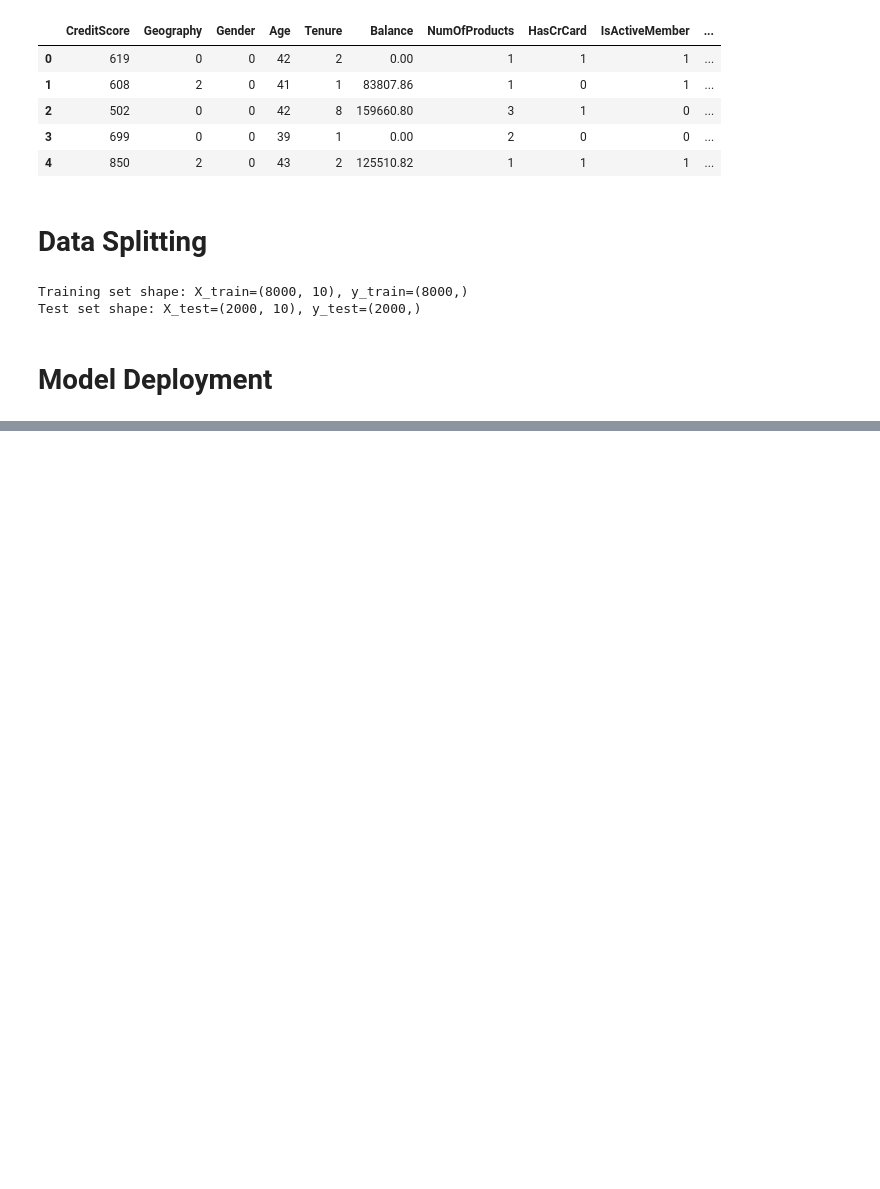
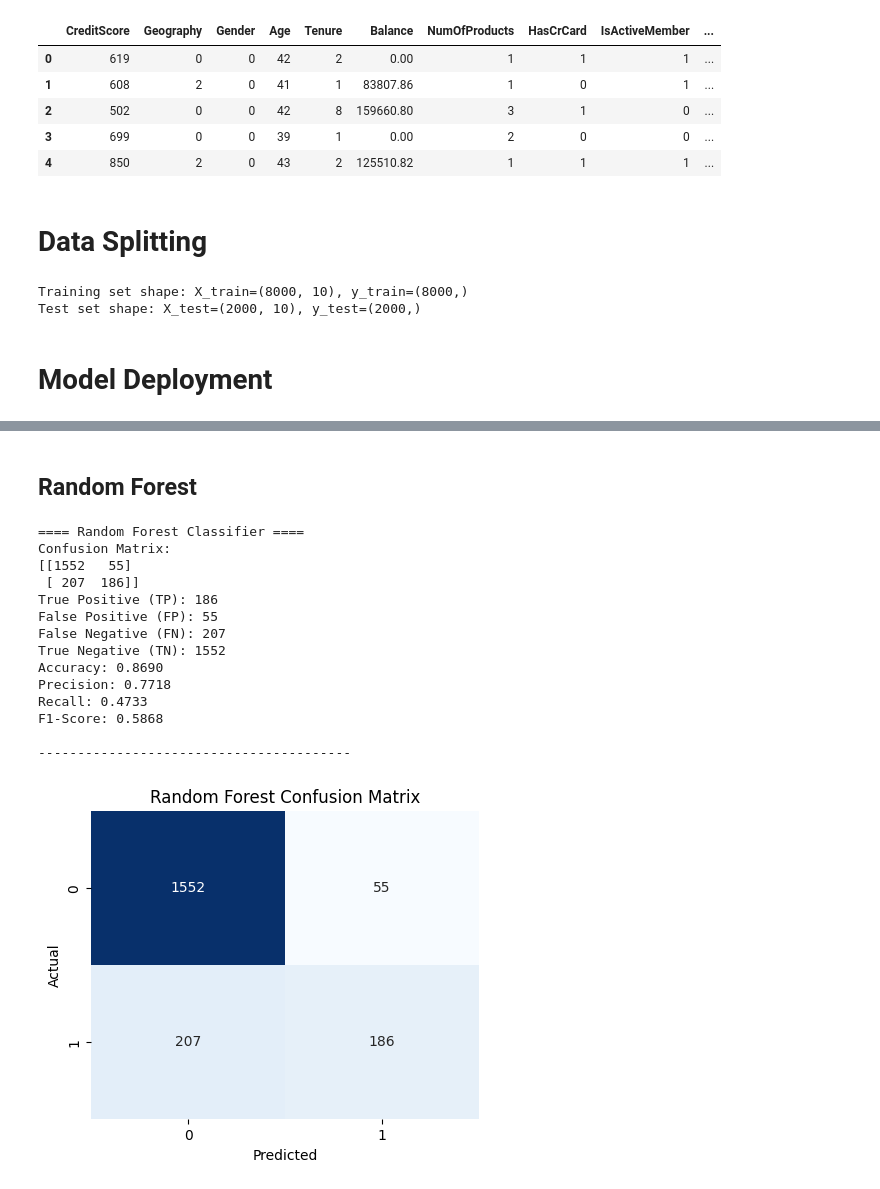
Before and after one commit to ai-azz/customer-churn-classification, a Jupyter notebook: customer churn-binary classification.ipynb, the cells around one changed output, grey strips where cells are left out. Cells and saved outputs as stored; diff of their text form; code cells hidden in the pictures; blank space fills up the shorter version.

```diff
--- a/customer churn-binary classification.ipynb
+++ b/customer churn-binary classification.ipynb
@@ -291,0 +389,42 @@ Test set shape: X_test=(2000, 10), y_test=(2000,)
+# %% [markdown]
+## **Random Forest**
+# %%
+# Random Forest
+y_pred_rf = rf.predict(X_test)
+cm_rf = confusion_matrix(y_test, y_pred_rf)
+tn, fp, fn, tp = cm_rf.ravel()
+print("==== Random Forest Classifier ====")
+print("Confusion Matrix:")
+print(cm_rf)
+print(f"True Positive (TP): {tp}")
+print(f"False Positive (FP): {fp}")
+print(f"False Negative (FN): {fn}")
+print(f"True Negative (TN): {tn}")
+print(f"Accuracy: {accuracy_score(y_test, y_pred_rf):.4f}")
+print(f"Precision: {precision_score(y_test, y_pred_rf):.4f}")
+print(f"Recall: {recall_score(y_test, y_pred_rf):.4f}")
+print(f"F1-Score: {f1_score(y_test, y_pred_rf):.4f}")
+print("\n" + "-"*40 + "\n")
+
+plt.figure(figsize=(5, 4))
+sns.heatmap(cm_rf, annot=True, fmt='d', cmap='Blues', cbar=False)
+plt.title('Random Forest Confusion Matrix')
+plt.xlabel('Predicted')
+plt.ylabel('Actual')
+plt.show()
+# %% [output]
+==== Random Forest Classifier ====
+Confusion Matrix:
+[[1552   55]
+ [ 207  186]]
+True Positive (TP): 186
+False Positive (FP): 55
+False Negative (FN): 207
+True Negative (TN): 1552
+Accuracy: 0.8690
+Precision: 0.7718
+Recall: 0.4733
+F1-Score: 0.5868
+
+----------------------------------------
+[figure, added]
```
Also changed, not shown: parts of 12 cells of this notebook.
